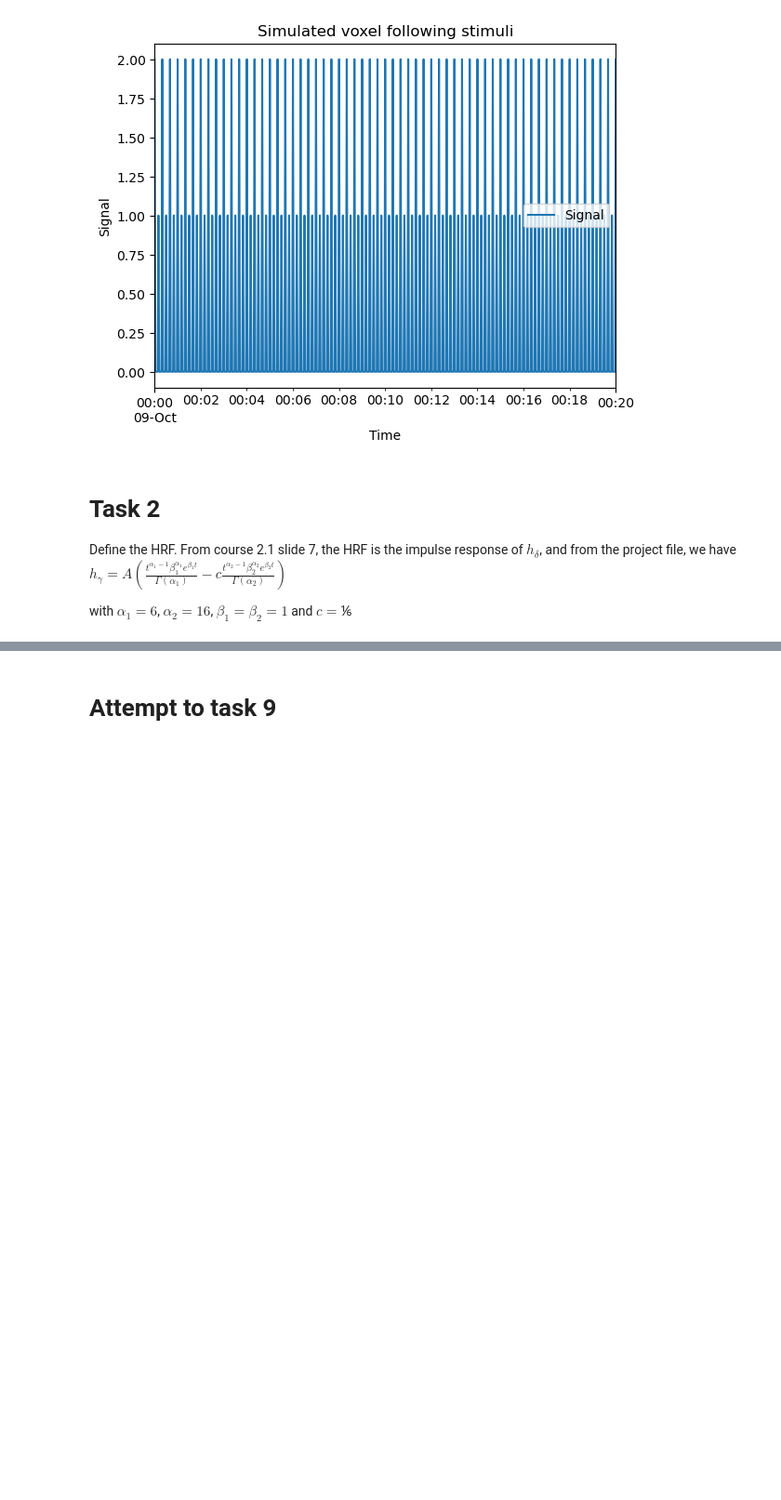
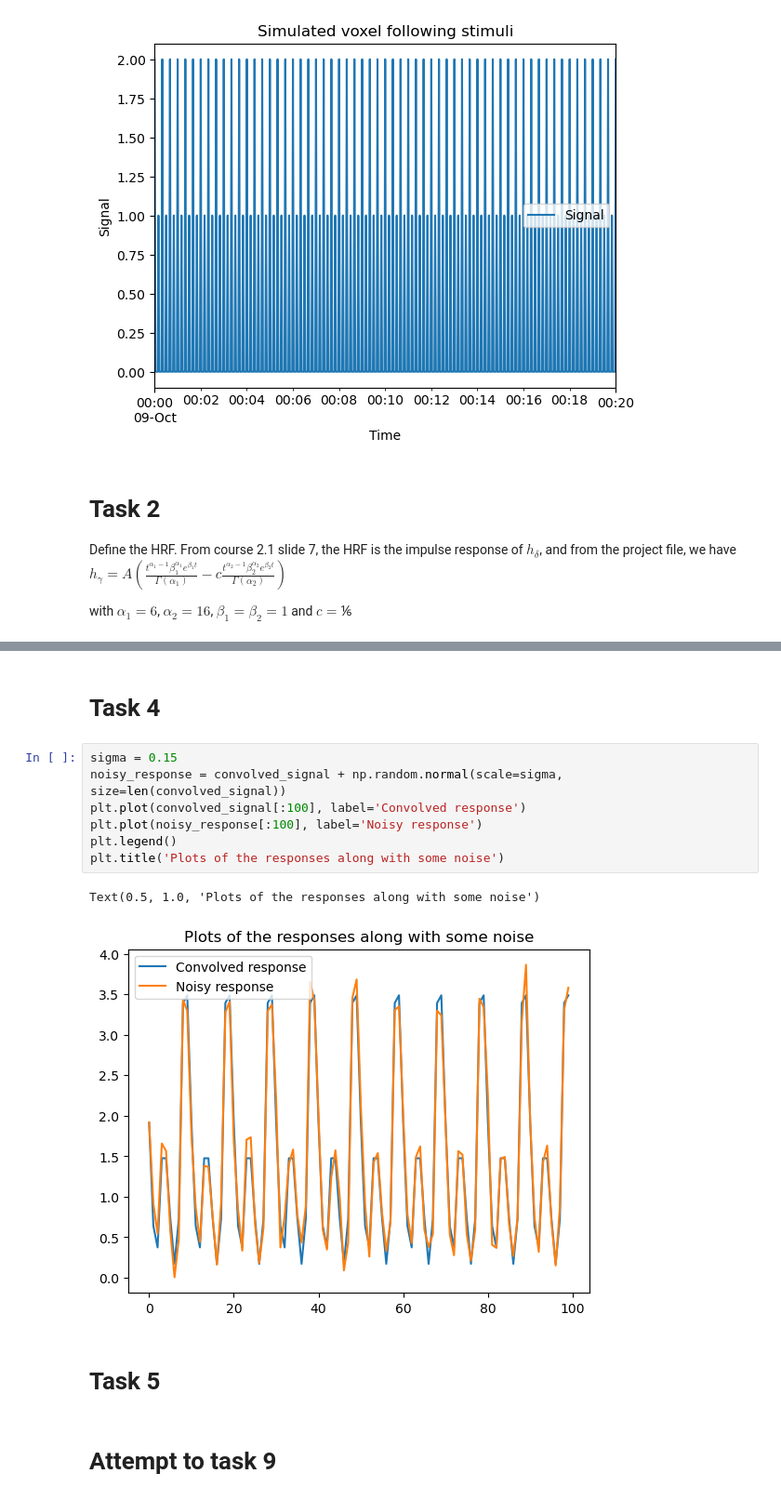
Before and after one commit to Neiizo/NSSP_421_Group_M, a Jupyter notebook: Project1/Code_project_1.ipynb, the cells around one changed output, grey strips where cells are left out. Shown at 93% size. Cells and saved outputs as stored; diff of their text form; blank space fills up the shorter version.

```diff
--- a/Project1/Code_project_1.ipynb
+++ b/Project1/Code_project_1.ipynb
@@ -95,3 +129,17 @@ DTypePromotionError: The DTypes <class 'numpy.dtypes.DateTime64DType'> and <clas
+# %% [markdown]
+# Task 4
+# %%
+sigma = 0.15
+noisy_response = convolved_signal + np.random.normal(scale=sigma, size=len(convolved_signal))
+plt.plot(convolved_signal[:100], label='Convolved response')
+plt.plot(noisy_response[:100], label='Noisy response')
+plt.legend()
+plt.title('Plots of the responses along with some noise')
+# %% [output]
+Text(0.5, 1.0, 'Plots of the responses along with some noise')
+[figure, added]
+# %% [markdown]
+# Task 5
 # %% [markdown]
 # Attempt to task 9
 # %%
```
Also changed, not shown: parts of 6 cells of this notebook.
